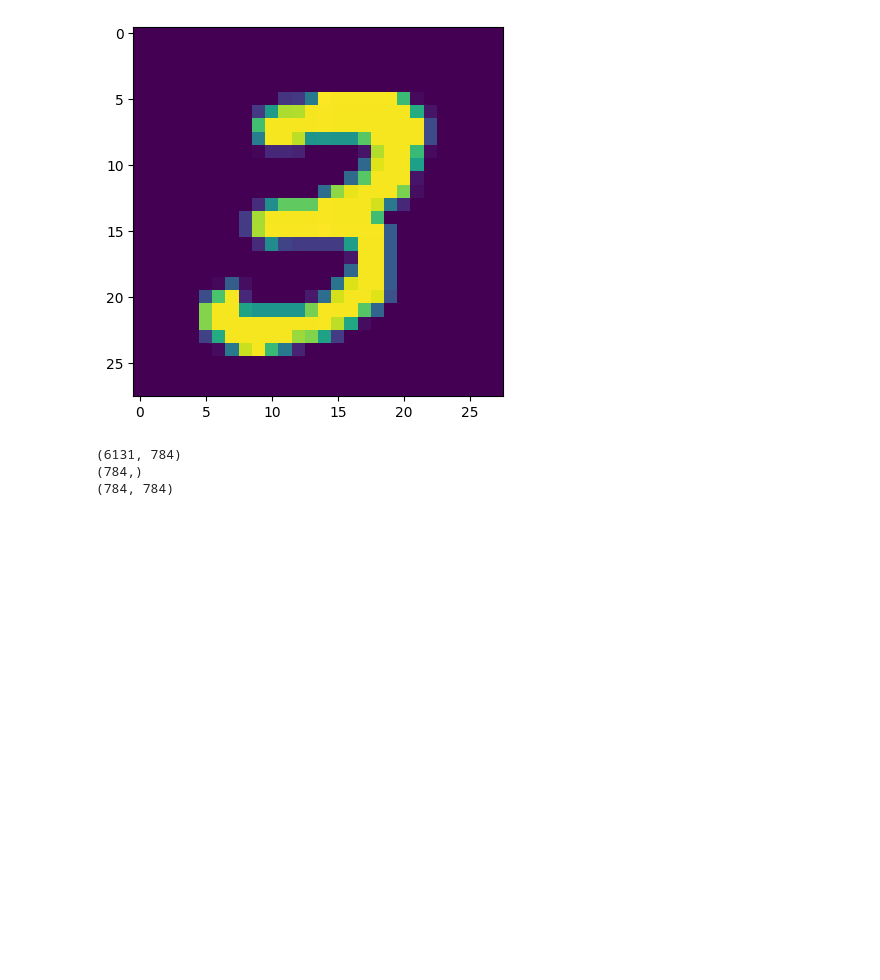
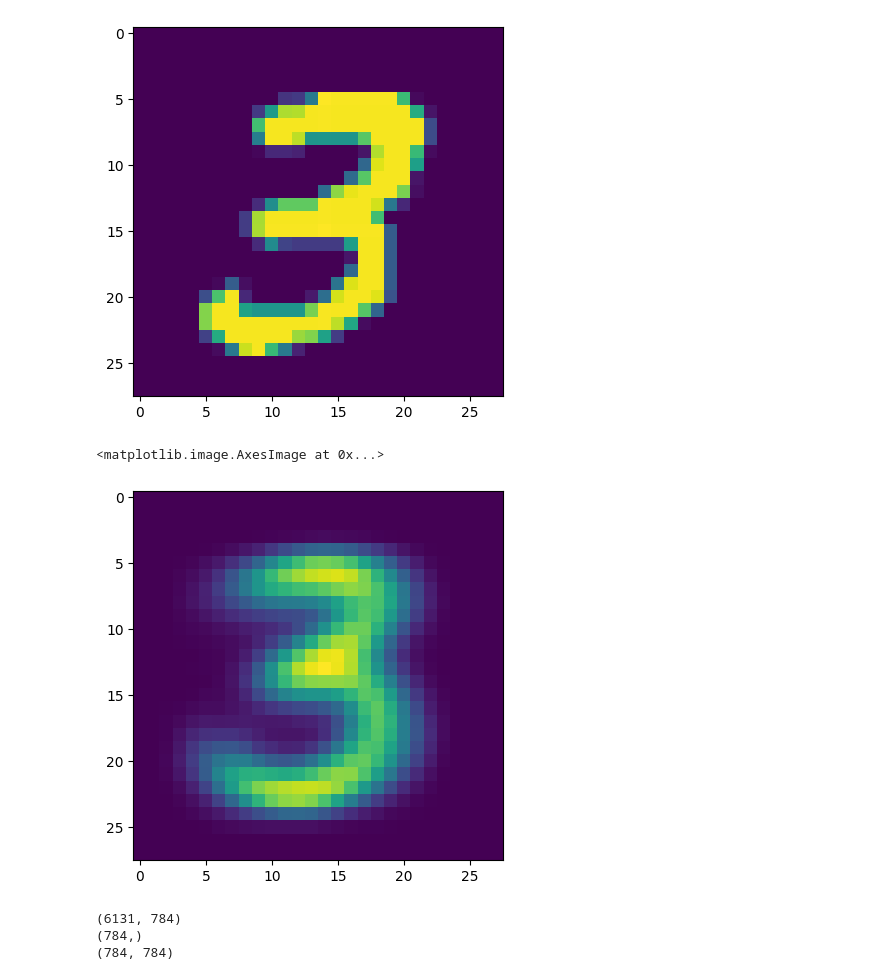
Before and after one commit to elfirdoussilab1/Synthetic-data, a Jupyter notebook: mnist.ipynb, the cells around one changed output. Cells and saved outputs as stored; diff of their text form; code cells hidden in the pictures; blank space fills up the shorter version.

```diff
--- a/mnist.ipynb
+++ b/mnist.ipynb
@@ -30,6 +30,12 @@ plt.imshow(x.reshape(28, 28))
 # %% [output]
 <matplotlib.image.AxesImage at 0x...>
 [figure]
+# %%
+vmu = np.mean(X[:1000], axis = 0)
+plt.imshow(vmu.reshape(28, 28))
+# %% [output]
+<matplotlib.image.AxesImage at 0x...>
+[figure, added]
 # %%
 # Statistics
 import numpy as np
```
Also changed, not shown: parts of 1 cell of this notebook.
